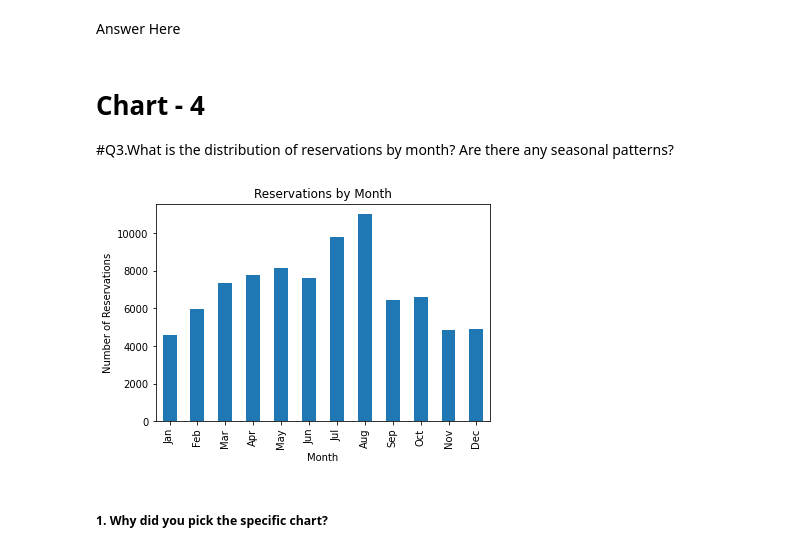
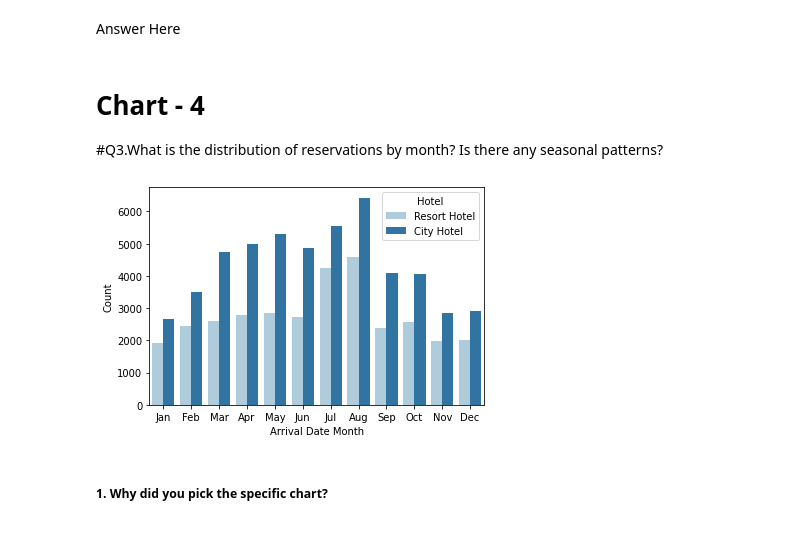
Before and after one commit to Jassibro/EDA-PROJECT, a Jupyter notebook: EDA_Hotel_Booking_Analysis.ipynb, the cells around one changed output. Saved outputs shown, nothing was run; the diff lists cells and outputs as text; code cells hidden in the pictures.

Commit message:
Data Visualization

```diff
--- a/EDA_Hotel_Booking_Analysis.ipynb
+++ b/EDA_Hotel_Booking_Analysis.ipynb
@@ -316,6 +320,7 @@ array(['Transient', 'Contract', 'Transient-Party', 'Group'], dtype=object)
 ### Data Wrangling Code
 # %%
 df1["total_stay"]=df1['stays_in_week_nights']+df1['stays_in_weekend_nights']
+df1['total_guests']=df1['adults']+df1['children']+df1['babies']
 # %%
 # Dataset Describe
 df1.describe()
@@ -447,19 +453,18 @@ Are there any insights that lead to negative growth? Justify with specific reaso
 Answer Here
 # %% [markdown]
 # Chart - 4
-#Q3.What is the distribution of reservations by month? Are there any seasonal patterns?
+#Q3.What is the distribution of reservations by month? Is there any seasonal patterns?
 # %%
 # Chart - 4 visualization code
-df1['arrival_date_month']=pd.to_datetime(df['arrival_date_month'],format='%B').dt.month
-reservations_by_month=df1['arrival_date_month'].value_counts().sort_index()
-reservations_by_month.plot(kind='bar')
+df1['arrival_date_month']=pd.to_datetime(df1['arrival_date_month'],format='%B').dt.month
+sns.countplot(data=df1,x='arrival_date_month',hue='hotel',palette='Paired')
 plt.xticks(range(12), ['Jan','Feb','Mar','Apr','May','Jun','Jul','Aug','Sep','Oct','Nov','Dec'])
-plt.xlabel("Month")
-plt.ylabel("Number of Reservations")
-plt.title("Reservations by Month")
+plt.legend(title='Hotel')
+plt.ylabel('Count')
+plt.xlabel('Arrival Date Month')
 plt.show()
 # %% [output]
-[figure, old version]
+[figure, new version]
 # %% [markdown]
 ##### 1. Why did you pick the specific chart?
 # %% [markdown]
```
Also changed, not shown: parts of 38 cells of this notebook.
